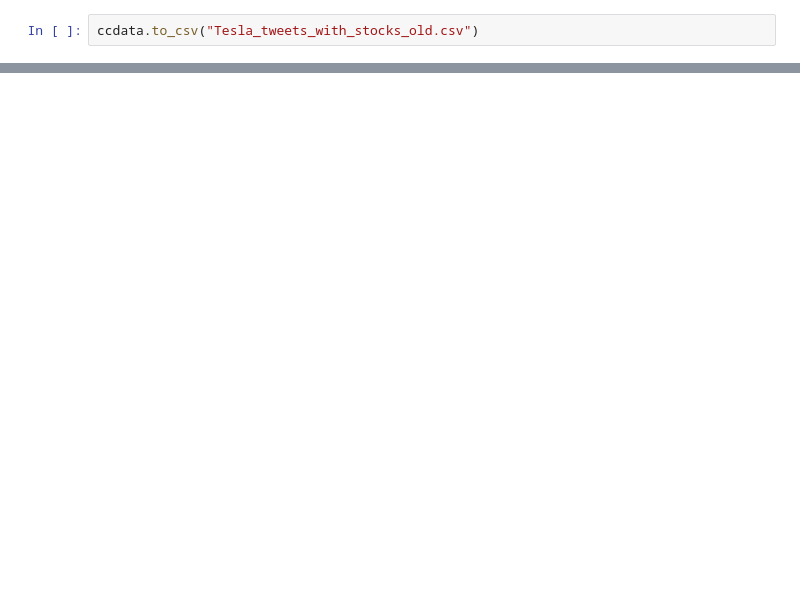
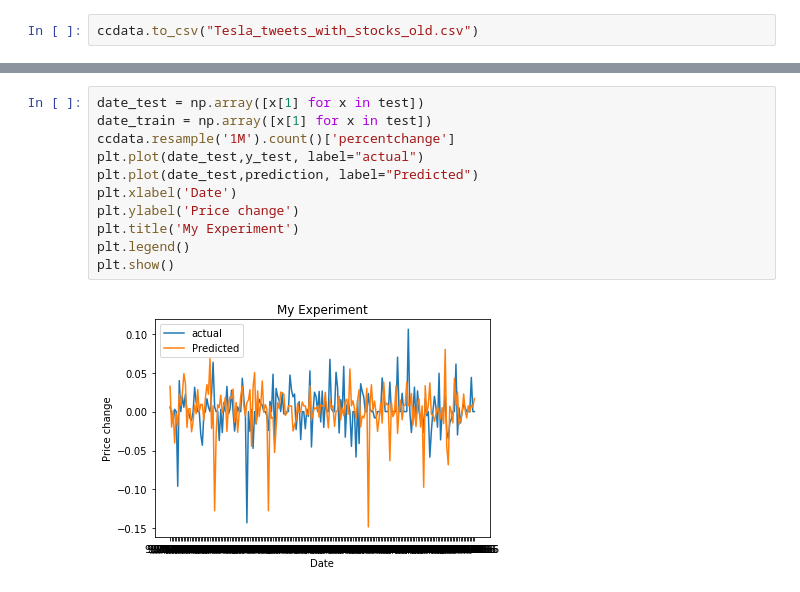
Before and after one commit to nagarkamakshi/CS545ML, a Jupyter notebook: twitter_tesla_olddata.ipynb, the cells around one changed output, grey strips where cells are left out. Drawn from its saved outputs; the diff is of its cells as text; blank space fills up the shorter version.

```diff
--- a/twitter_tesla_olddata.ipynb
+++ b/twitter_tesla_olddata.ipynb
@@ -235 +300,14 @@ rf.score(X_train.reshape(-1,1),y_train)
+# %%
+date_test = np.array([x[1] for x in test])
+date_train = np.array([x[1] for x in test])
+ccdata.resample('1M').count()['percentchange']
+plt.plot(date_test,y_test, label="actual")
+plt.plot(date_test,prediction, label="Predicted")
+plt.xlabel('Date')
+plt.ylabel('Price change')
+plt.title('My Experiment')
+plt.legend()
+plt.show()
+# %% [output]
+[figure, added]
 # %%
```
Also changed, not shown: parts of 25 cells of this notebook, 1 other file.
